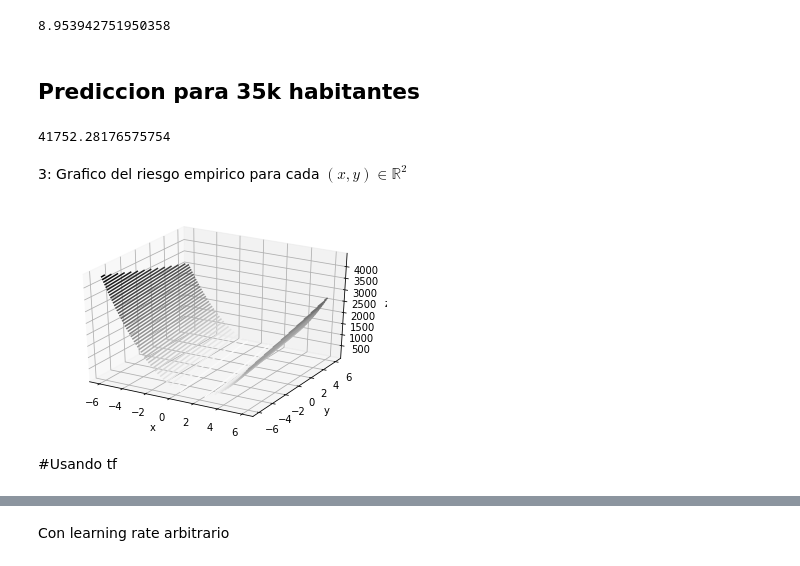
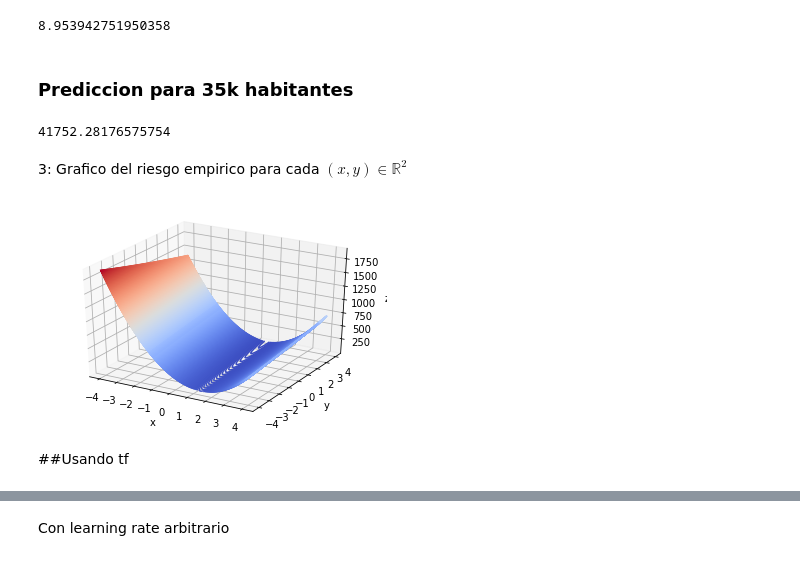
Before and after one commit to Nacho2904/pasantiacsc, a Jupyter notebook: agosto30.ipynb, the cells around one changed output, grey strips where cells are left out. Cells and saved outputs as stored; diff of their text form; code cells hidden in the pictures.

```diff
--- a/agosto30.ipynb
+++ b/agosto30.ipynb
@@ -104,34 +77,44 @@ ecm
 # %% [output]
 8.953942751950358
 # %% [markdown]
-## Prediccion para 35k habitantes
+### Prediccion para 35k habitantes
-# %%
-phi(35000)
-# %% [output]
-41752.28176575754
+# %%
+optimal_prediction = phi(35000)
+optimal_prediction
+# %% [output]
+41752.28176575754
 # %% [markdown]
 3: Grafico del riesgo empirico para cada $(x,y) \in \mathbb{R}^2$
 # %%
+from matplotlib import cm
 
 def f(x, y):
-    return (1/len(dataset))*sum([(dataset[i,1] - (y + x*dataset[i,0]))**2 for i in range(0,len(dataset))])
+    """
+    El objetivo de esta función es generalizar el cálculo del ECM para cualquier par (x,y) de reales,
+    en donde y es tomado como el bias y x es tomado como el weight. La salida, el ECM, es el riesgo
+    empírico del modelo.
+    """
+    return (1/len(dataset))*sum([(dataset[i,POBLACION] - (y + x*dataset[i,GANANCIAS]))**2 for i in range(0,len(dataset))])
 
-x = np.linspace(-6, 6, 30)
-y = np.linspace(-6, 6, 30)
+#Toma 100 valores entre -4 y 4 para los ejes x,y
+x = np.linspace(-4, 4, 100)
+y = np.linspace(-4, 4, 100)
 
+# Crea un grid a partir de los ejes x,y
 X, Y = np.meshgrid(x, y)
+#Calcula el riesgo empírico para cada pareja x,y en el cuadrado [-4,4]x[-4,4]
 Z = f(X, Y)
 
 fig = plt.figure()
 ax = plt.axes(projection='3d')
-ax.contour3D(X, Y, Z, 50, cmap='binary')
+ax.contour3D(X, Y, Z, 1000, cmap=cm.coolwarm)
 ax.set_xlabel('x')
 ax.set_ylabel('y')
 ax.set_zlabel('z');
 # %% [output]
-[figure, old version]
+[figure, new version]
 # %% [markdown]
-#Usando tf
+##Usando tf
 # %%
 X = dataset[:,POBLACION]
 Y = dataset[:,GANANCIAS]
```
Also changed, not shown: parts of 36 cells of this notebook.
